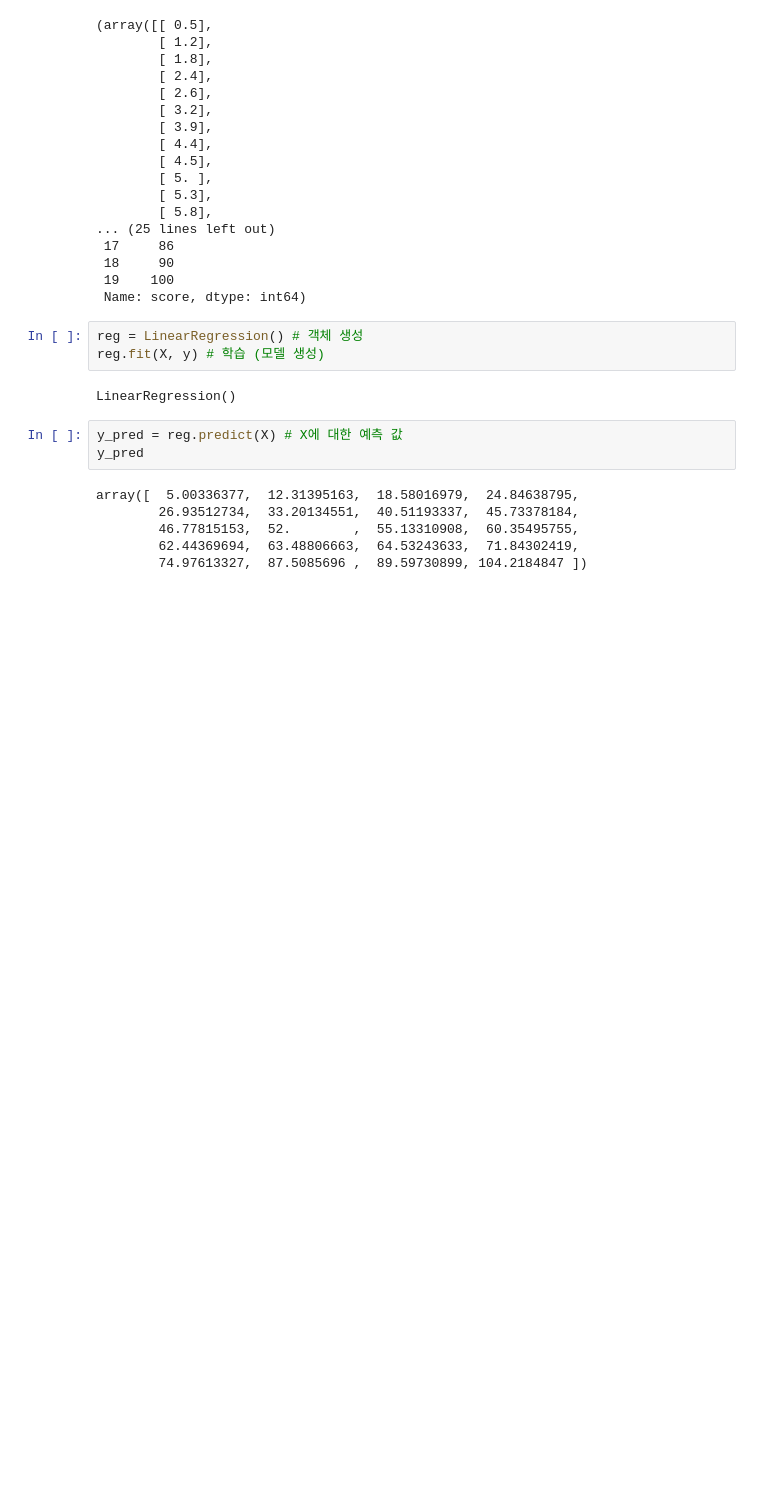
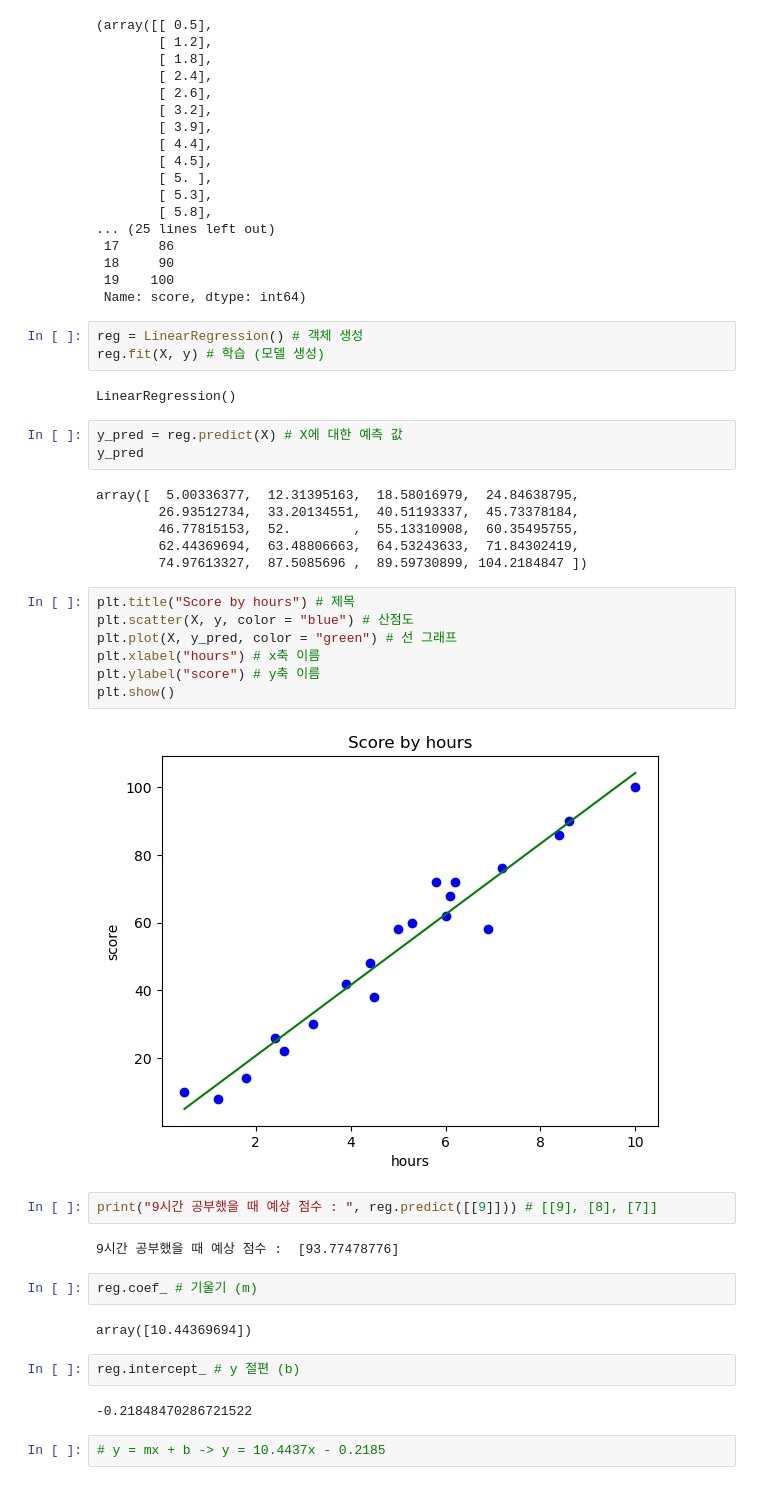
Before and after one commit to Ahram-Jeong/ml-basic, a Jupyter notebook: notebooks/01_LinearRegression.ipynb, the cells around one changed output. Cells and saved outputs as stored; diff of their text form; blank space fills up the shorter version.

```diff
--- a/notebooks/01_LinearRegression.ipynb
+++ b/notebooks/01_LinearRegression.ipynb
@@ -52,3 +52,26 @@ array([  5.00336377,  12.31395163,  18.58016979,  24.84638795,
         46.77815153,  52.        ,  55.13310908,  60.35495755,
         62.44369694,  63.48806663,  64.53243633,  71.84302419,
         74.97613327,  87.5085696 ,  89.59730899, 104.2184847 ])
+# %%
+plt.title("Score by hours") # 제목
+plt.scatter(X, y, color = "blue") # 산점도
+plt.plot(X, y_pred, color = "green") # 선 그래프
+plt.xlabel("hours") # x축 이름
+plt.ylabel("score") # y축 이름
+plt.show()
+# %% [output]
+[figure, added]
+# %%
+print("9시간 공부했을 때 예상 점수 : ", reg.predict([[9]])) # [[9], [8], [7]]
+# %% [output]
+9시간 공부했을 때 예상 점수 :  [93.77478776]
+# %%
+reg.coef_ # 기울기 (m)
+# %% [output]
+array([10.44369694])
+# %%
+reg.intercept_ # y 절편 (b)
+# %% [output]
+-0.21848470286721522
+# %%
+# y = mx + b -> y = 10.4437x - 0.2185
```
